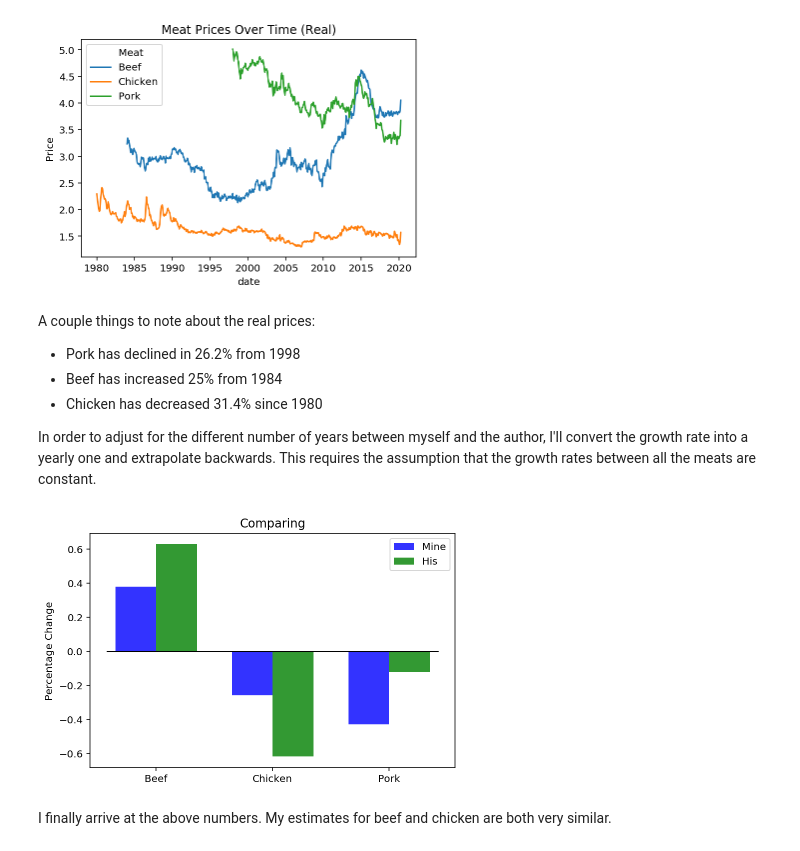
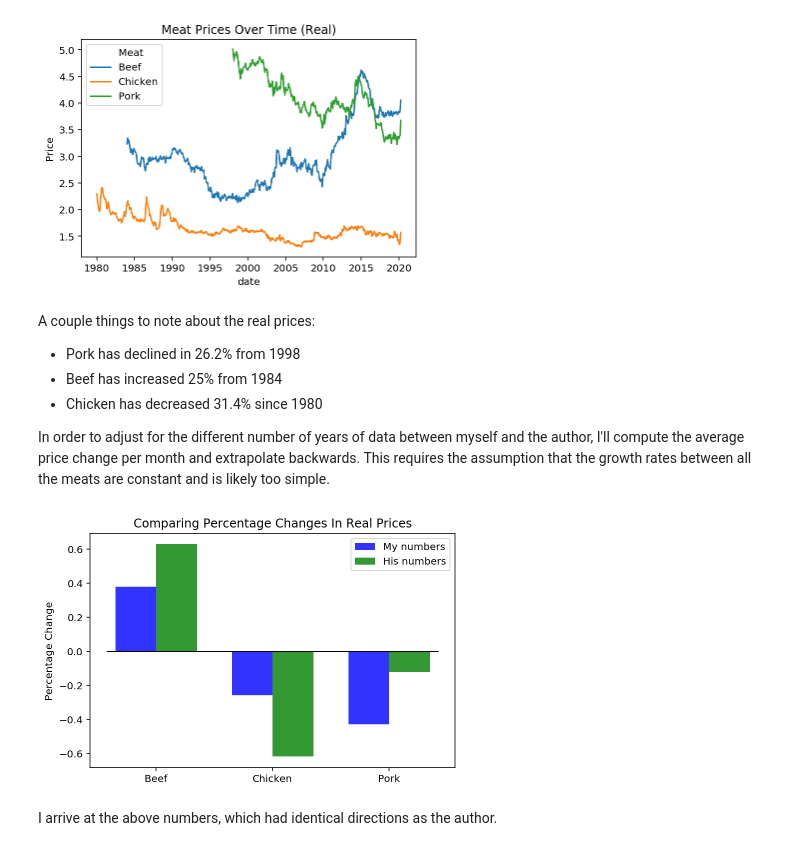
Before and after one commit to ayoskovich/chickens_trust, a Jupyter notebook: price_check.ipynb, the cells around one changed output. Drawn from its saved outputs; the diff is of its cells as text; code cells hidden in the pictures.

```diff
--- a/price_check.ipynb
+++ b/price_check.ipynb
@@ -84,38 +84,38 @@ A couple things to note about the real prices:
 - Beef has increased 25% from 1984
 - Chicken has decreased 31.4% since 1980
 
-In order to adjust for the different number of years between myself and the author, I'll convert the growth rate into a yearly one and extrapolate backwards. This requires the assumption that the growth rates between all the meats are constant.
+In order to adjust for the different number of years of data between myself and the author, I'll compute the average price change per month and extrapolate backwards. This requires the assumption that the growth rates between all the meats are constant and is likely too simple.
 # %%
 n_groups = 3
 
 fig, ax = plt.subplots()
 index = np.arange(n_groups)
 bar_width = 0.35
 opacity = 0.8
 
 rects1 = plt.bar(index,
                  adjust['Extrap'],
                  bar_width,
                  alpha=opacity,
                  color='b',
-                 label='Mine')
+                 label='My numbers')
 
 rects2 = plt.bar(index + bar_width,
                  adjust['his'],
                  bar_width,
                  alpha=opacity,
                  color='g',
-                 label='His')
+                 label='His numbers')
 
 plt.hlines(y=0, xmin=-.25, xmax=2.6)
 plt.ylabel('Percentage Change')
-plt.title('Comparing')
+plt.title('Comparing Percentage Changes In Real Prices')
 plt.xticks(index + bar_width / 2, ('Beef', 'Chicken', 'Pork'))
 plt.legend()
 
 plt.tight_layout()
 plt.show()
 # %% [output]
-[figure, old version]
+[figure, new version]
-# %% [markdown]
-I finally arrive at the above numbers. My estimates for beef and chicken are both very similar.
+# %% [markdown]
+I arrive at the above numbers, which had identical directions as the author.
```
Also changed, not shown: 14 other files.
